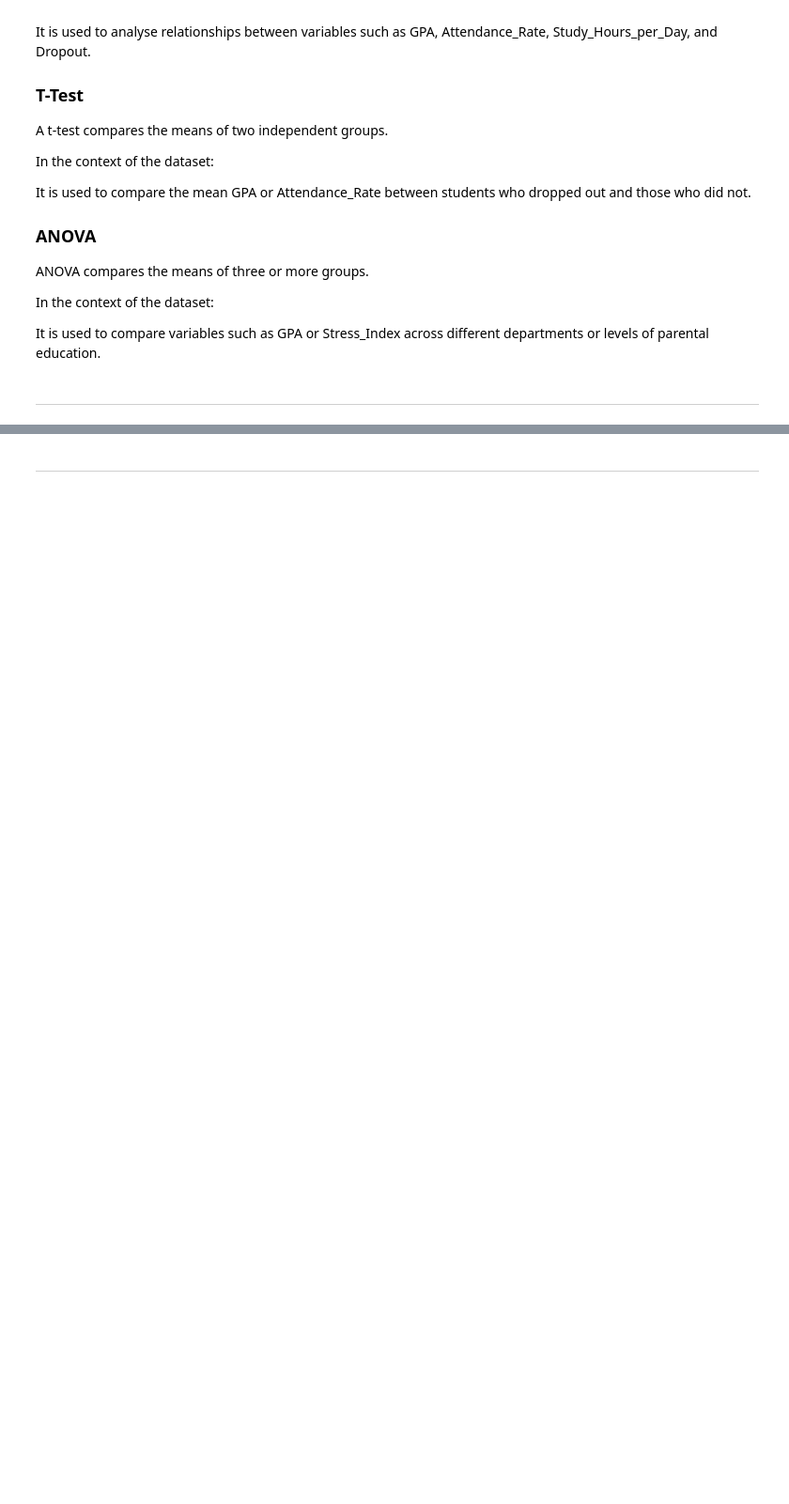
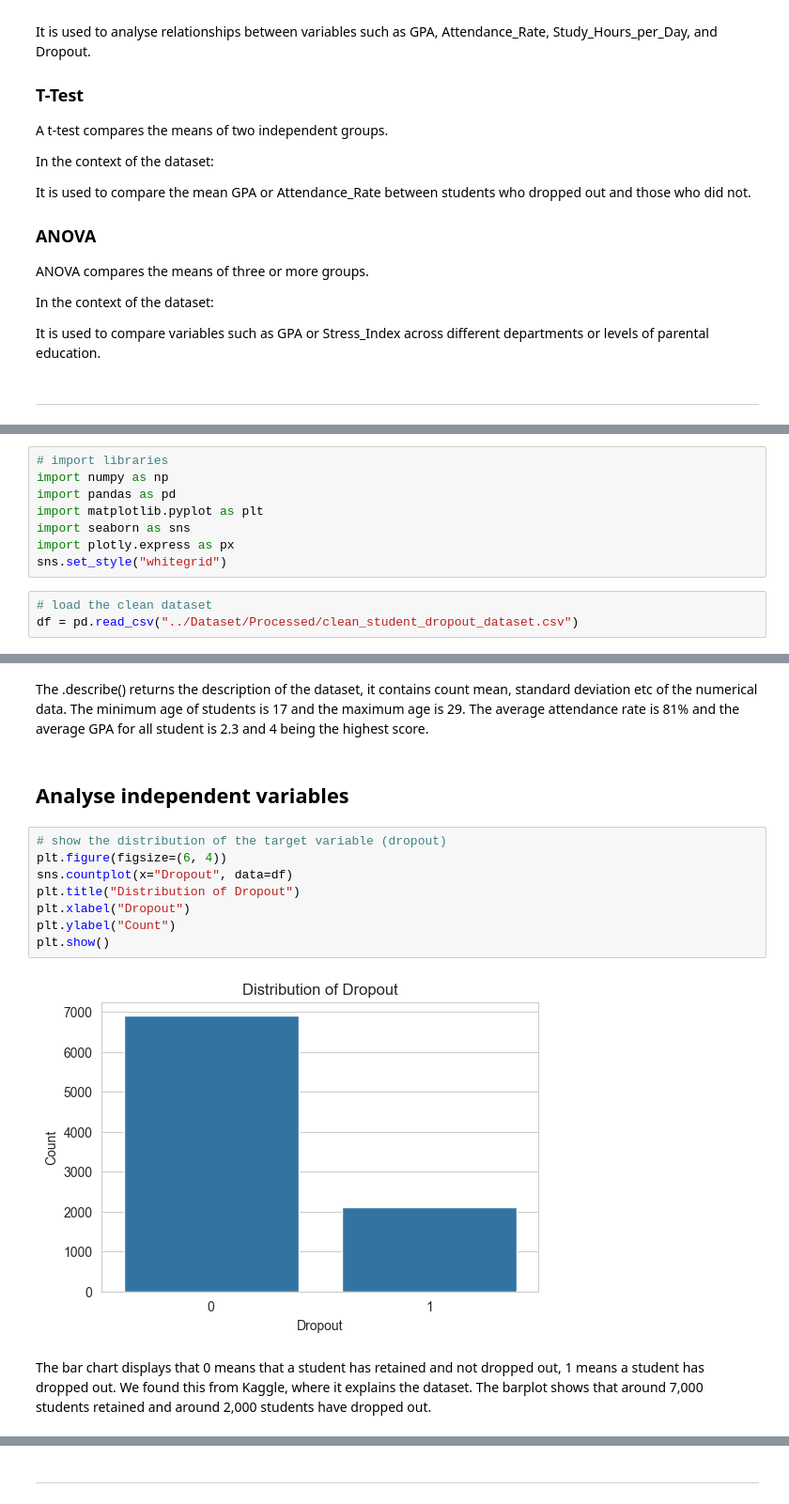
Before and after one commit to Isaac-Ola212/Hackathon_student_dropout, a Jupyter notebook: Research/EDA.ipynb, the cells around one changed output, grey strips where cells are left out. Shown at 94% size. Saved outputs shown, nothing was run; the diff lists cells and outputs as text; blank space fills up the shorter version.

```diff
--- a/Research/EDA.ipynb
+++ b/Research/EDA.ipynb
@@ -173,0 +179,11 @@ Section 2 content
+# %%
+# import libraries
+import numpy as np
+import pandas as pd
+import matplotlib.pyplot as plt
+import seaborn as sns
+import plotly.express as px
+sns.set_style("whitegrid")
+# %%
+# load the clean dataset
+df = pd.read_csv("../Dataset/Processed/clean_student_dropout_dataset.csv")
@@ -173,0 +260,16 @@ Section 2 content
+# %% [markdown]
+The .describe() returns the description of the dataset, it contains count mean, standard deviation etc of the numerical data. The minimum age of students is 17 and the maximum age is 29. The average attendance rate is 81% and the average GPA for all student is 2.3 and 4 being the highest score.
+# %% [markdown]
+## Analyse independent variables
+# %%
+# show the distribution of the target variable (dropout)
+plt.figure(figsize=(6, 4))
+sns.countplot(x="Dropout", data=df)
+plt.title("Distribution of Dropout")
+plt.xlabel("Dropout")
+plt.ylabel("Count")
+plt.show()
+# %% [output]
+[figure, added]
+# %% [markdown]
+The bar chart displays that 0 means that a student has retained and not dropped out, 1 means a student has dropped out. We found this from Kaggle, where it explains the dataset. The barplot shows that around 7,000 students retained and around 2,000 students have dropped out.
```
Also changed, not shown: parts of 57 cells of this notebook.
